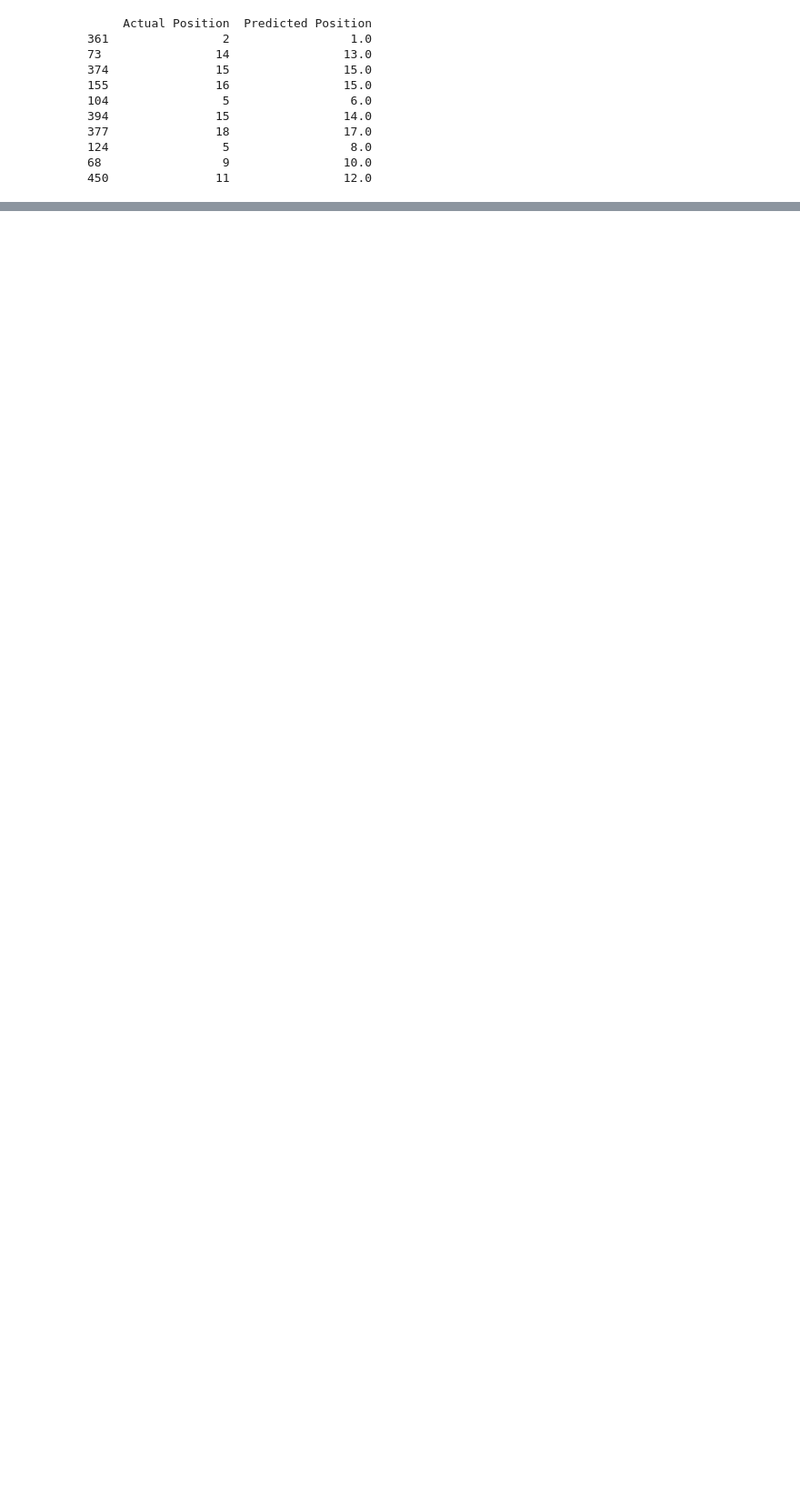
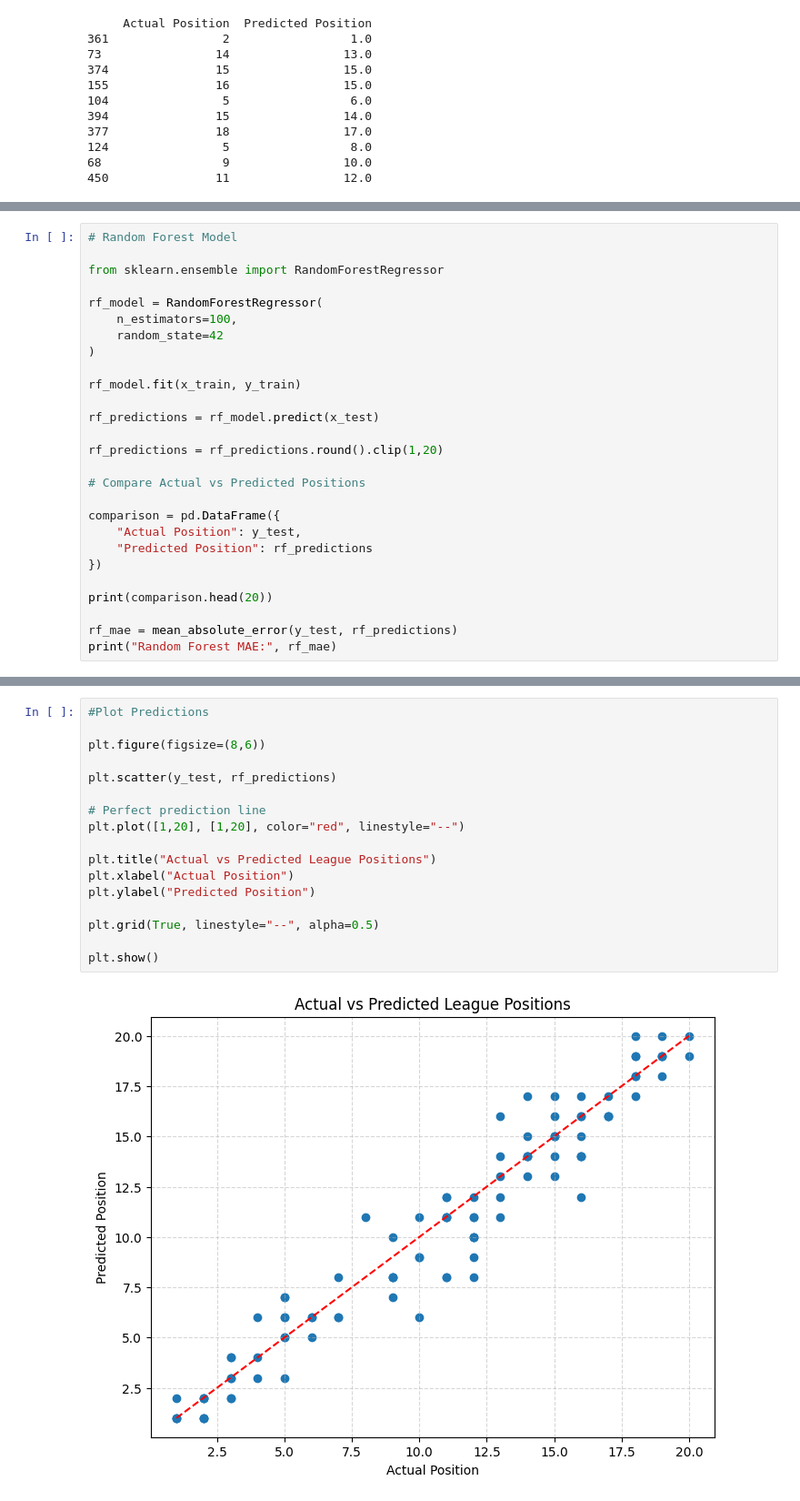
Before and after one commit to milliemcvey/prem-predictor, a Jupyter notebook: notebooks/03-feature-engineering.ipynb, the cells around one changed output, grey strips where cells are left out. Shown at 91% size. Drawn from its saved outputs; the diff is of its cells as text; blank space fills up the shorter version.

Commit message:
Random Forest

```diff
--- a/notebooks/03-feature-engineering.ipynb
+++ b/notebooks/03-feature-engineering.ipynb
@@ -180,0 +168,27 @@ plt.show()
+# %%
+# Random Forest Model
+
+from sklearn.ensemble import RandomForestRegressor
+
+rf_model = RandomForestRegressor(
+    n_estimators=100,
+    random_state=42
+)
+
+rf_model.fit(x_train, y_train)
+
+rf_predictions = rf_model.predict(x_test)
+
+rf_predictions = rf_predictions.round().clip(1,20)
+
+# Compare Actual vs Predicted Positions
+
+comparison = pd.DataFrame({
+    "Actual Position": y_test,
+    "Predicted Position": rf_predictions
+})
+
+print(comparison.head(20))
+
+rf_mae = mean_absolute_error(y_test, rf_predictions)
+print("Random Forest MAE:", rf_mae)
@@ -180,0 +213,19 @@ plt.show()
+# %%
+#Plot Predictions
+
+plt.figure(figsize=(8,6))
+
+plt.scatter(y_test, rf_predictions)
+
+# Perfect prediction line
+plt.plot([1,20], [1,20], color="red", linestyle="--")
+
+plt.title("Actual vs Predicted League Positions")
+plt.xlabel("Actual Position")
+plt.ylabel("Predicted Position")
+
+plt.grid(True, linestyle="--", alpha=0.5)
+
+plt.show()
+# %% [output]
+[figure, added]
```
Also changed, not shown: parts of 7 cells of this notebook, 4 other files.
